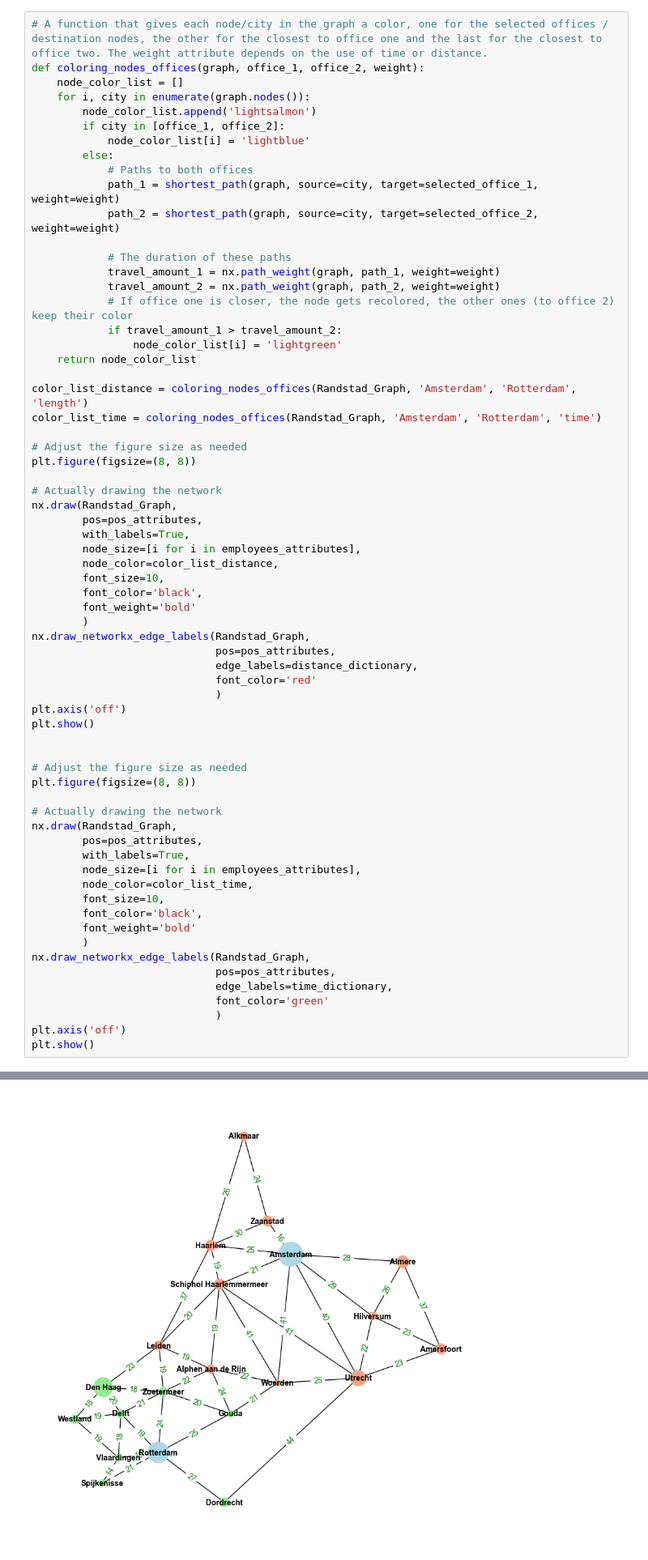
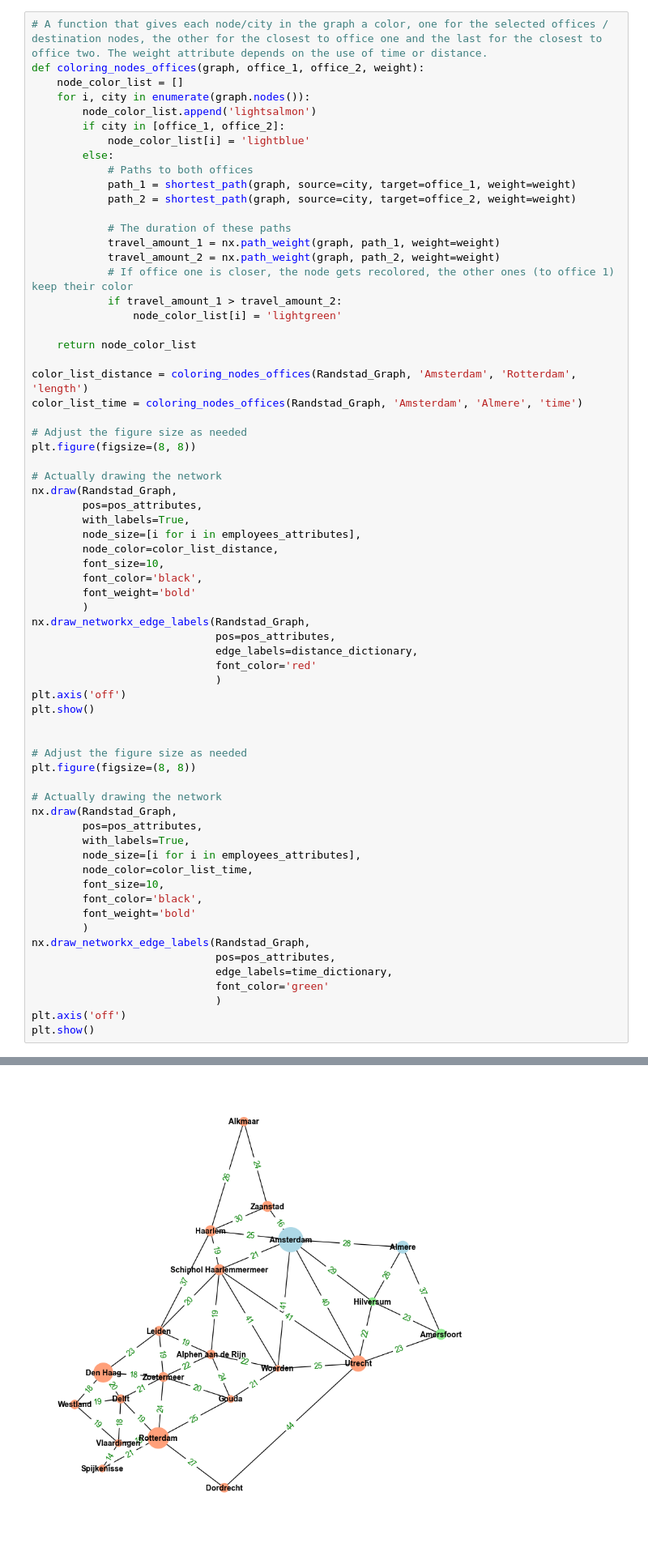
Before and after one commit to tewhol/Design_in_Network_group_8, a Jupyter notebook: Randstad_modified.ipynb, the cells around one changed output, grey strips where cells are left out. Shown at 81% size. Drawn from its saved outputs; the diff is of its cells as text.

Commit message:
silly bug fix in node coloring function

```diff
--- a/Randstad_modified.ipynb
+++ b/Randstad_modified.ipynb
@@ -530,19 +530,20 @@ def coloring_nodes_offices(graph, office_1, office_2, weight):
             node_color_list[i] = 'lightblue'
         else:
             # Paths to both offices
-            path_1 = shortest_path(graph, source=city, target=selected_office_1, weight=weight)
-            path_2 = shortest_path(graph, source=city, target=selected_office_2, weight=weight)
+            path_1 = shortest_path(graph, source=city, target=office_1, weight=weight)
+            path_2 = shortest_path(graph, source=city, target=office_2, weight=weight)
 
             # The duration of these paths
             travel_amount_1 = nx.path_weight(graph, path_1, weight=weight)
             travel_amount_2 = nx.path_weight(graph, path_2, weight=weight)
-            # If office one is closer, the node gets recolored, the other ones (to office 2) keep their color
+            # If office one is closer, the node gets recolored, the other ones (to office 1) keep their color
             if travel_amount_1 > travel_amount_2:
                 node_color_list[i] = 'lightgreen'
+
     return node_color_list
 
 color_list_distance = coloring_nodes_offices(Randstad_Graph, 'Amsterdam', 'Rotterdam', 'length')
-color_list_time = coloring_nodes_offices(Randstad_Graph, 'Amsterdam', 'Rotterdam', 'time')
+color_list_time = coloring_nodes_offices(Randstad_Graph, 'Amsterdam', 'Almere', 'time')
 
 # Adjust the figure size as needed
 plt.figure(figsize=(8, 8))
@@ -561,34 +562,34 @@ nx.draw_networkx_edge_labels(Randstad_Graph,
                              pos=pos_attributes,
                              edge_labels=distance_dictionary,
                              font_color='red'
                              )
 plt.axis('off')
 plt.show()
 
 
 # Adjust the figure size as needed
 plt.figure(figsize=(8, 8))
 
 # Actually drawing the network
 nx.draw(Randstad_Graph,
         pos=pos_attributes,
         with_labels=True,
         node_size=[i for i in employees_attributes],
         node_color=color_list_time,
         font_size=10,
         font_color='black',
         font_weight='bold'
         )
 nx.draw_networkx_edge_labels(Randstad_Graph,
                              pos=pos_attributes,
                              edge_labels=time_dictionary,
                              font_color='green'
                              )
 plt.axis('off')
 plt.show()
 # %% [output]
 [figure]
-[figure, old version]
+[figure, new version]
 # %%
 # To involve the employees, a new dataframe is created which can be more easily manipulated
 # (This is literally twenty times faster by using .at in a new dataframe than using .loc and .values conversion)
```
Also changed, not shown: parts of 1 cell of this notebook.
